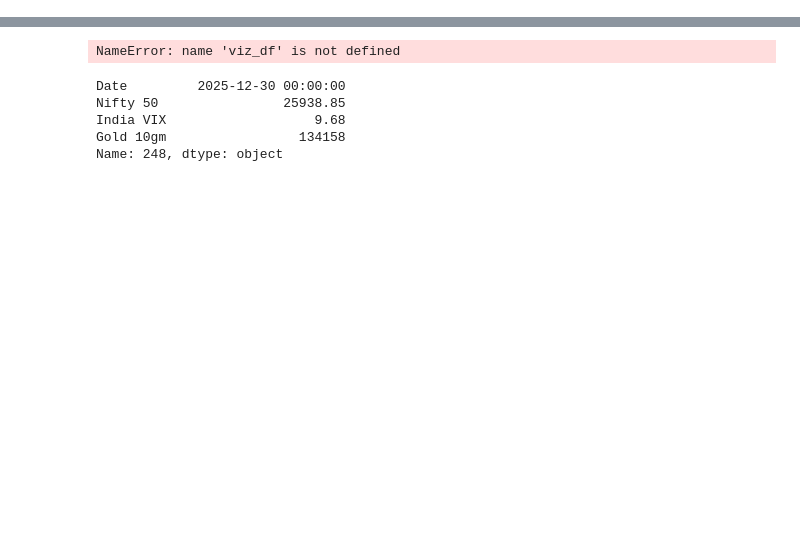
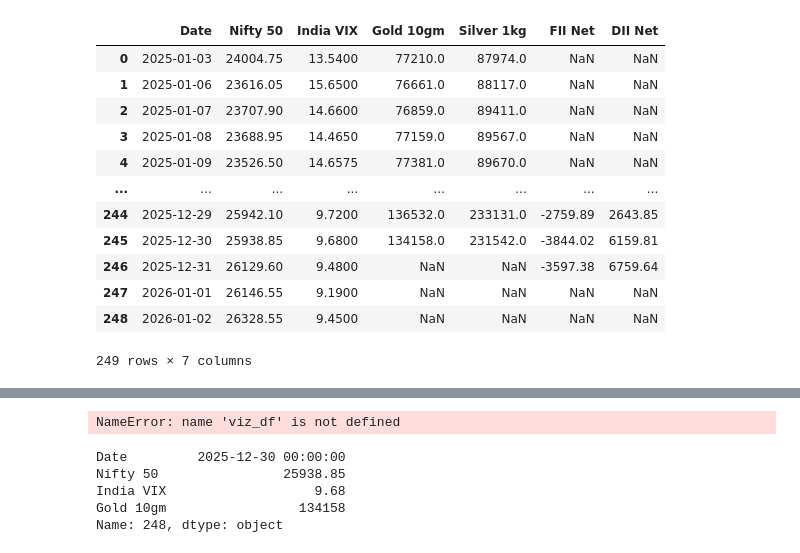
Before and after one commit to Indra-Learn/tdf-stack, a Jupyter notebook: tdf_notebooks/002_nse_api.ipynb, the cells around one changed output, grey strips where cells are left out. Drawn from its saved outputs; the diff is of its cells as text; code cells hidden in the pictures; blank space fills up the shorter version.

```diff
--- a/tdf_notebooks/002_nse_api.ipynb
+++ b/tdf_notebooks/002_nse_api.ipynb
@@ -108,3 +75,28 @@ fig.show()
+# %%
+nifty50_historical_graph_df, nifty50_graph_identifier = load_graph_data_to_df(nifty_50_historical_data)
+
+viz_df = pd.merge(nifty50_historical_graph_df.loc[:, ['Date', 'Price']].rename(columns={'Price': 'Nifty 50'}),
+                  india_vix_historical_data[['date', 'close']].rename(columns={'date': 'Date', 'close': 'India VIX'}),
+                  on='Date', how='left')
+viz_df = pd.merge(viz_df, gold_historical_df, on='Date', how='left')
+viz_df = pd.merge(viz_df, silver_historical_df, on='Date', how='left')
+viz_df = pd.merge(viz_df, fii_dii_data_df, on='Date', how='left')
+# %%
+viz_df
+# %% [output]
+|  | Date | Nifty 50 | India VIX | Gold 10gm | Silver 1kg | FII Net | DII Net |
+| 0 | 2025-01-03 | 24004.75 | 13.5400 | 77210.0 | 87974.0 | NaN | NaN |
+| 1 | 2025-01-06 | 23616.05 | 15.6500 | 76661.0 | 88117.0 | NaN | NaN |
+| 2 | 2025-01-07 | 23707.90 | 14.6600 | 76859.0 | 89411.0 | NaN | NaN |
+| 3 | 2025-01-08 | 23688.95 | 14.4650 | 77159.0 | 89567.0 | NaN | NaN |
+| 4 | 2025-01-09 | 23526.50 | 14.6575 | 77381.0 | 89670.0 | NaN | NaN |
+| ... | ... | ... | ... | ... | ... | ... | ... |
+| 244 | 2025-12-29 | 25942.10 | 9.7200 | 136532.0 | 233131.0 | -2759.89 | 2643.85 |
+| 245 | 2025-12-30 | 25938.85 | 9.6800 | 134158.0 | 231542.0 | -3844.02 | 6159.81 |
+| 246 | 2025-12-31 | 26129.60 | 9.4800 | NaN | NaN | -3597.38 | 6759.64 |
+| 247 | 2026-01-01 | 26146.55 | 9.1900 | NaN | NaN | NaN | NaN |
+| 248 | 2026-01-02 | 26328.55 | 9.4500 | NaN | NaN | NaN | NaN |
+249 rows × 7 columns
 # %%
 # graph_df.loc[:, ['Date', 'Price']].rename(columns={'Price': 'Nifty 50'}).dtypes
 # india_vix_1y_historical_data[['date', 'close']].rename(columns={'date': 'Date', 'close': 'India VIX'})
```
Also changed, not shown: parts of 10 cells of this notebook, 5 other files.
